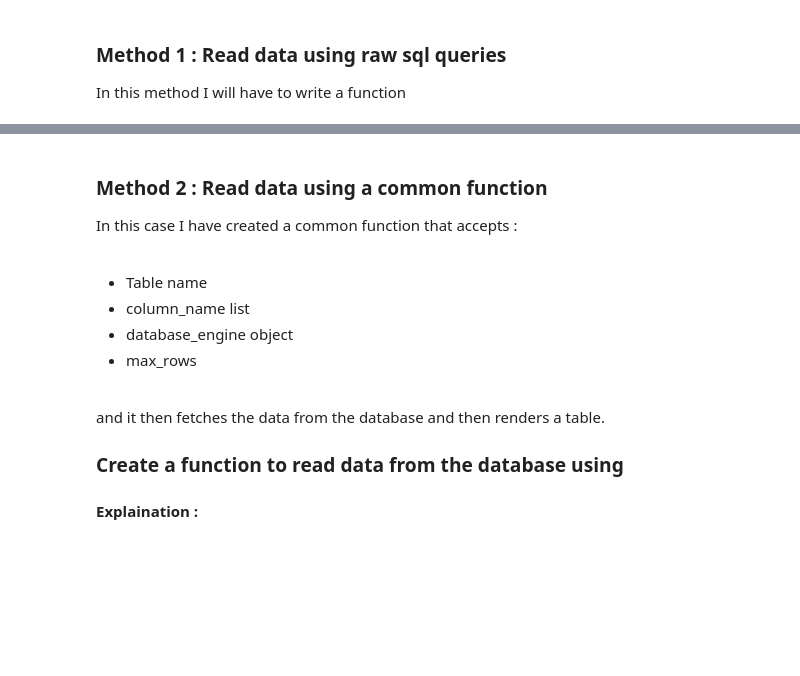
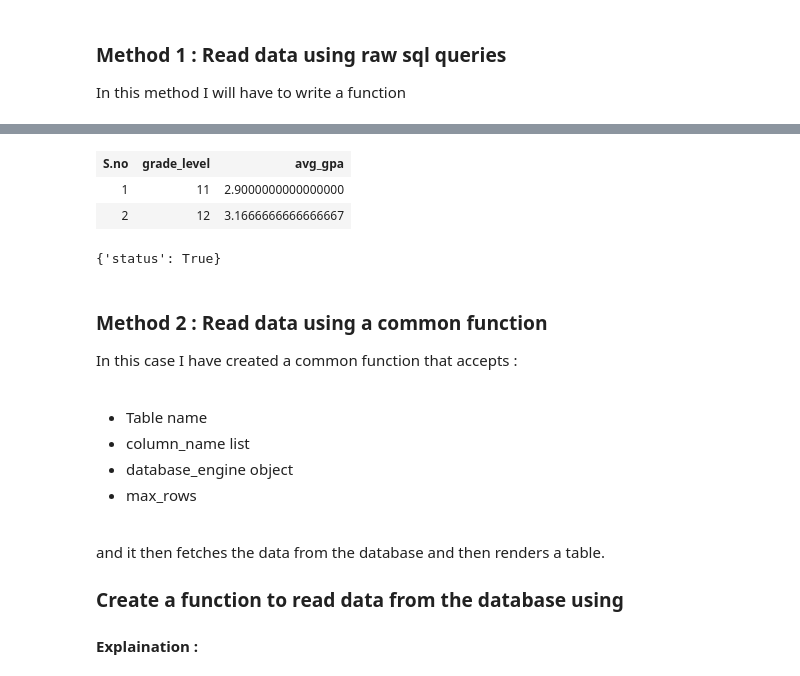
Before and after one commit to aryan68125/credencys-training-pyspark, a Jupyter notebook: python/database_operation/Database_operations_python.ipynb, the cells around one changed output, grey strips where cells are left out. Cells and saved outputs as stored; diff of their text form; code cells hidden in the pictures; blank space fills up the shorter version.

```diff
--- a/python/database_operation/Database_operations_python.ipynb
+++ b/python/database_operation/Database_operations_python.ipynb
@@ -1072,3 +1080,20 @@ exec_sql_query_fun(exec_query)
+# %%
+select_query_string = """
+SELECT grade_level, AVG(gpa) AS avg_gpa
+FROM students
+WHERE school_lunch = true
+GROUP BY grade_level
+HAVING AVG(gpa) < 3.3
+ORDER BY grade_level;
+"""
+
+exec_query = ExecQueryModel(engine=engine_obj, query=select_query_string)
+exec_sql_query_fun(exec_query)
+# %% [output]
+| S.no | grade_level | avg_gpa |
+| 1 | 11 | 2.9000000000000000 |
+| 2 | 12 | 3.1666666666666667 |
+{'status': True}
 # %% [markdown]
 ### Method 2 : Read data using a common function
 In this case I have created a common function that accepts :
```
Also changed, not shown: parts of 17 cells of this notebook, 1 other file.
